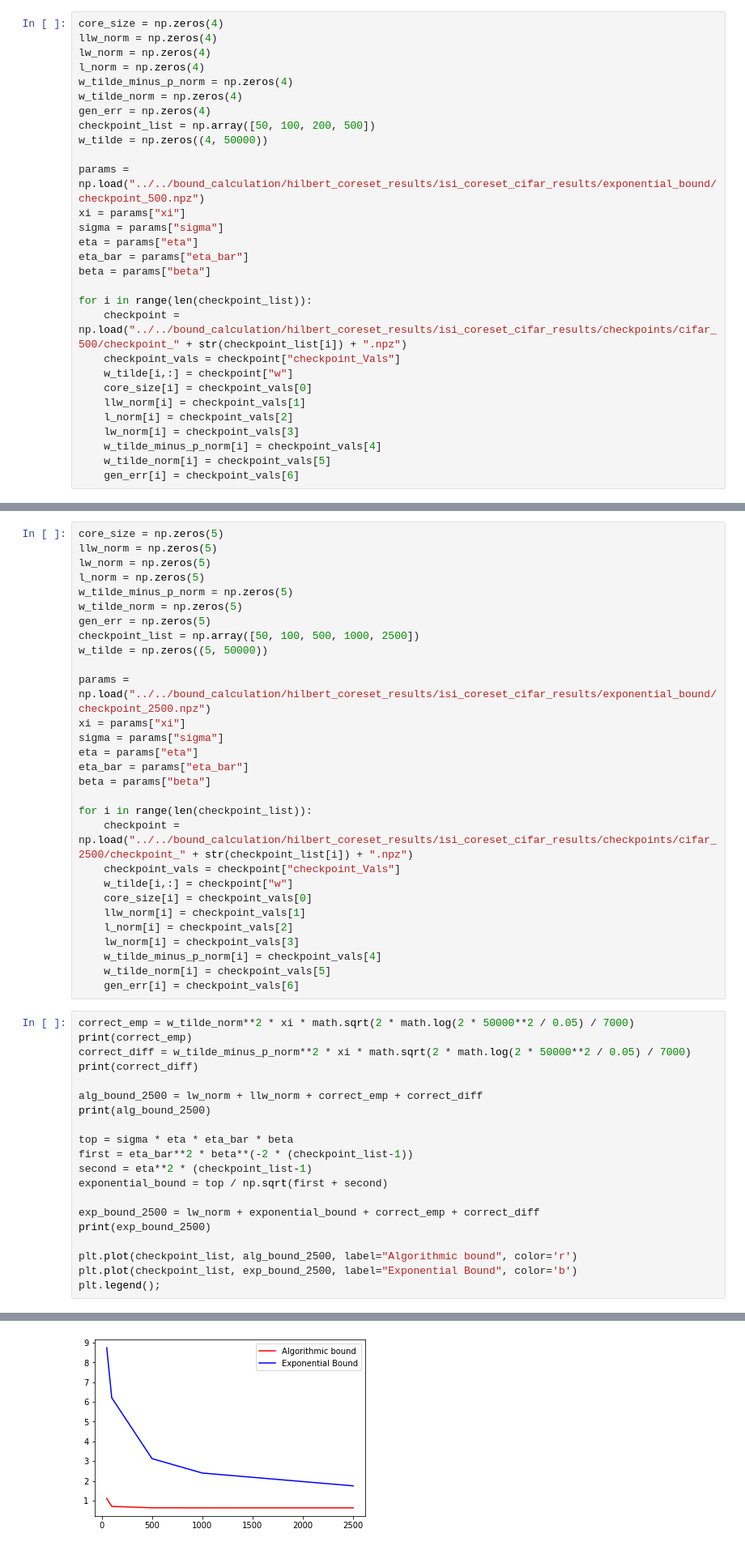
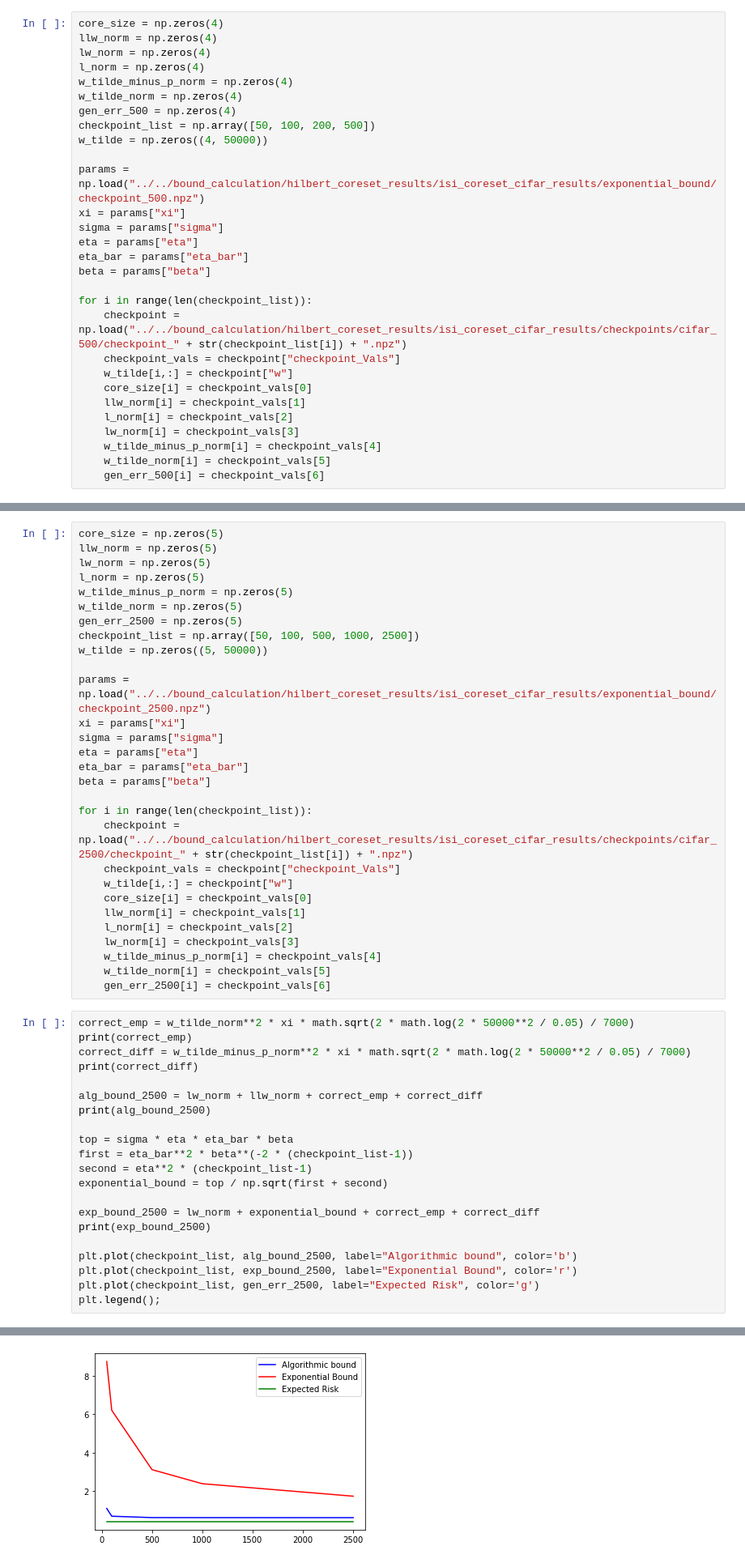
Before and after one commit to stresearch/str_hilbertcoresetbounds, a Jupyter notebook: bounds/isi_cifar/isi_cifar_results.ipynb, the cells around one changed output, grey strips where cells are left out. Shown at 81% size. Saved outputs shown, nothing was run; the diff lists cells and outputs as text.

```diff
--- a/bounds/isi_cifar/isi_cifar_results.ipynb
+++ b/bounds/isi_cifar/isi_cifar_results.ipynb
@@ -15,7 +15,7 @@ lw_norm = np.zeros(4)
 l_norm = np.zeros(4)
 w_tilde_minus_p_norm = np.zeros(4)
 w_tilde_norm = np.zeros(4)
-gen_err = np.zeros(4)
+gen_err_500 = np.zeros(4)
 checkpoint_list = np.array([50, 100, 200, 500])
 w_tilde = np.zeros((4, 50000))
 
@@ -36,7 +36,7 @@ for i in range(len(checkpoint_list)):
     lw_norm[i] = checkpoint_vals[3]
     w_tilde_minus_p_norm[i] = checkpoint_vals[4]
     w_tilde_norm[i] = checkpoint_vals[5]
-    gen_err[i] = checkpoint_vals[6]
+    gen_err_500[i] = checkpoint_vals[6]
 # %%
 correct_emp = w_tilde_norm**2 * xi * math.sqrt(2 * math.log(2 * 50000**2 / 0.05) / 7000)
 print(correct_emp)
@@ -73,7 +73,7 @@ lw_norm = np.zeros(5)
 l_norm = np.zeros(5)
 w_tilde_minus_p_norm = np.zeros(5)
 w_tilde_norm = np.zeros(5)
-gen_err = np.zeros(5)
+gen_err_2500 = np.zeros(5)
 checkpoint_list = np.array([50, 100, 500, 1000, 2500])
 w_tilde = np.zeros((5, 50000))
 
@@ -94,7 +94,7 @@ for i in range(len(checkpoint_list)):
     lw_norm[i] = checkpoint_vals[3]
     w_tilde_minus_p_norm[i] = checkpoint_vals[4]
     w_tilde_norm[i] = checkpoint_vals[5]
-    gen_err[i] = checkpoint_vals[6]
+    gen_err_2500[i] = checkpoint_vals[6]
 # %%
 correct_emp = w_tilde_norm**2 * xi * math.sqrt(2 * math.log(2 * 50000**2 / 0.05) / 7000)
 print(correct_emp)
@@ -112,8 +112,9 @@ exponential_bound = top / np.sqrt(first + second)
 exp_bound_2500 = lw_norm + exponential_bound + correct_emp + correct_diff
 print(exp_bound_2500)
 
-plt.plot(checkpoint_list, alg_bound_2500, label="Algorithmic bound", color='r')
-plt.plot(checkpoint_list, exp_bound_2500, label="Exponential Bound", color='b')
+plt.plot(checkpoint_list, alg_bound_2500, label="Algorithmic bound", color='b')
+plt.plot(checkpoint_list, exp_bound_2500, label="Exponential Bound", color='r')
+plt.plot(checkpoint_list, gen_err_2500, label="Expected Risk", color='g')
 plt.legend();
 # %% [output]
 [0.11769615 0.00803334 0.00146372 0.00118818 0.00107547]
@@ -124,4 +124,4 @@ plt.legend();
-[figure, old version]
+[figure, new version]
 # %% [markdown]
 ## 4000 checkpoint
 # %%
```
Also changed, not shown: parts of 7 cells of this notebook, 1 other file.
